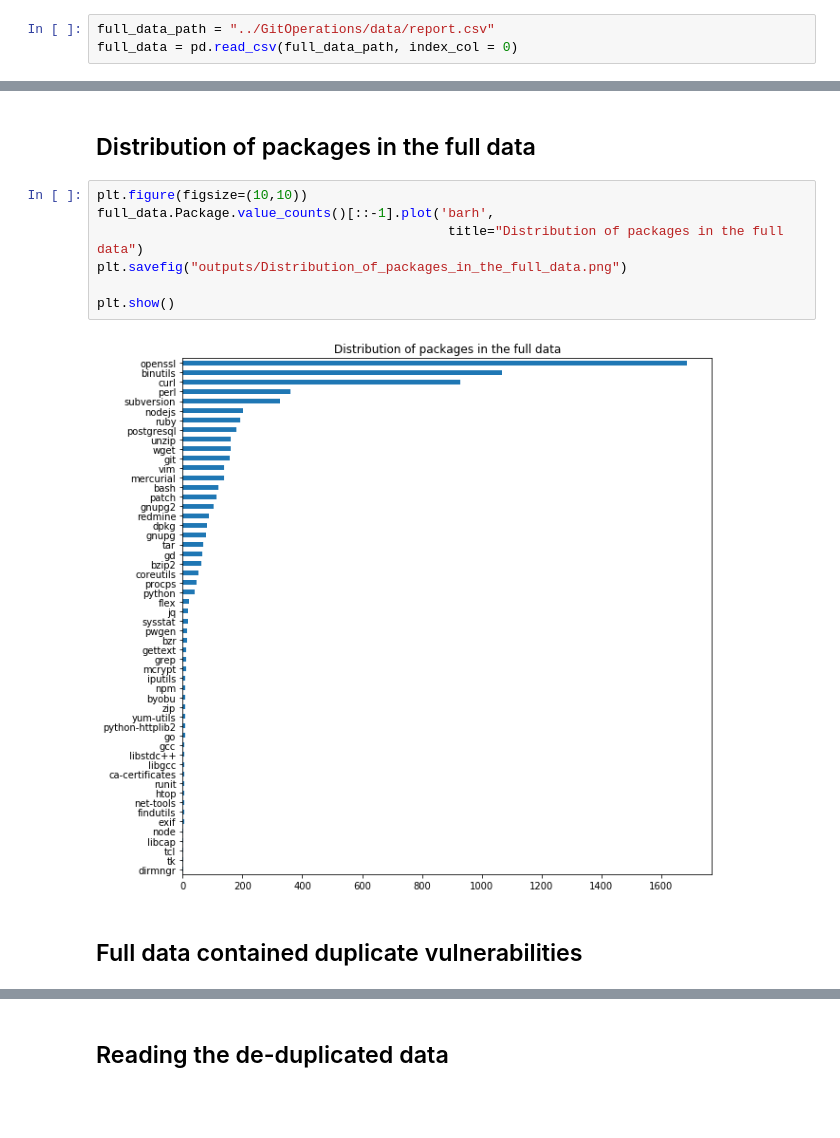
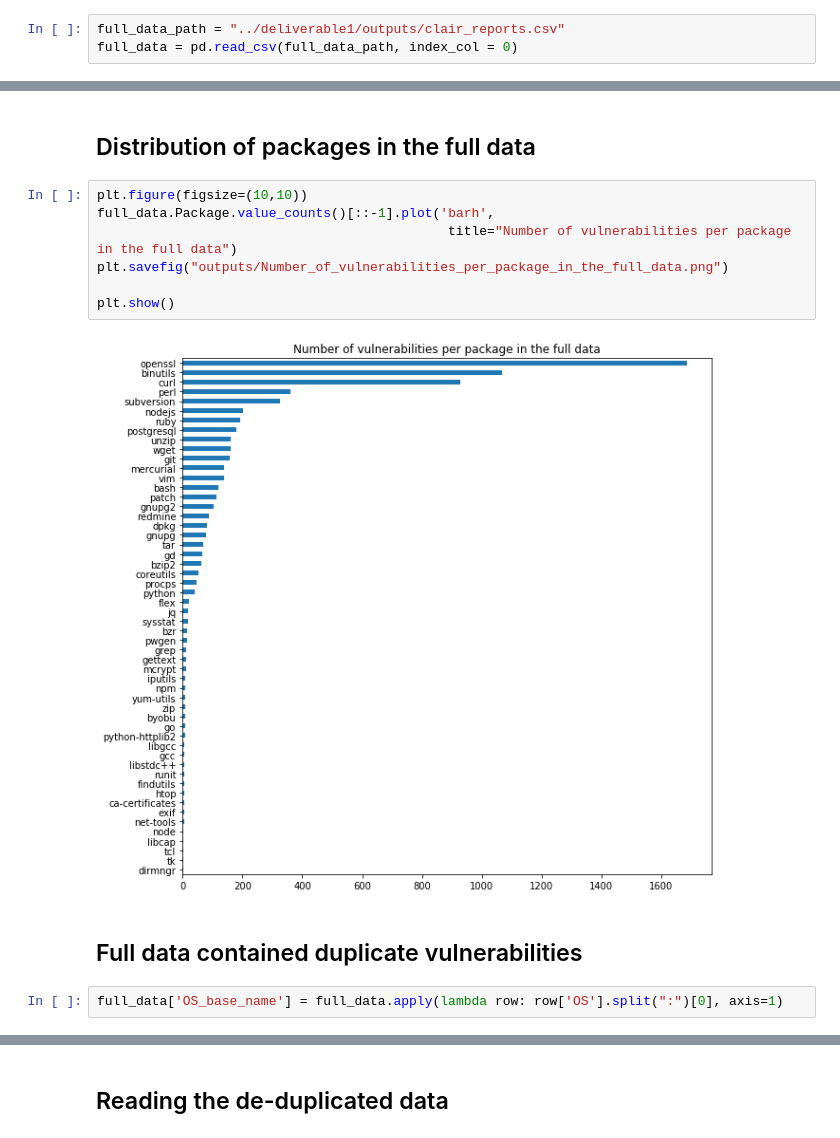
Before and after one commit to BU-NU-CLOUD-F19/Tracing_security_fixes_for_docker_images, a Jupyter notebook: demos/analyze_reports.ipynb, the cells around one changed output, grey strips where cells are left out. Drawn from its saved outputs; the diff is of its cells as text; blank space fills up the shorter version.

```diff
--- a/demos/analyze_reports.ipynb
+++ b/demos/analyze_reports.ipynb
@@ -8,7 +8,7 @@ import matplotlib.pyplot as plt
 # %% [markdown]
 ## Read in full report data
 # %%
-full_data_path = "../GitOperations/data/report.csv"
+full_data_path = "../deliverable1/outputs/clair_reports.csv"
 full_data = pd.read_csv(full_data_path, index_col = 0)
 # %%
 full_data.head(20)
@@ -36,12 +36,14 @@ full_data.head(20)
 # %%
 plt.figure(figsize=(10,10))
 full_data.Package.value_counts()[::-1].plot('barh',
-                                             title="Distribution of packages in the full data")
-plt.savefig("outputs/Distribution_of_packages_in_the_full_data.png")
+                                             title="Number of vulnerabilities per package in the full data")
+plt.savefig("outputs/Number_of_vulnerabilities_per_package_in_the_full_data.png")
 
 plt.show()
 # %% [output]
-[figure, old version]
+[figure, new version]
 # %% [markdown]
 ## Full data contained duplicate vulnerabilities
+# %%
+full_data['OS_base_name'] = full_data.apply(lambda row: row['OS'].split(":")[0], axis=1)
 # %%
```
Also changed, not shown: parts of 22 cells of this notebook, 7 other files.
